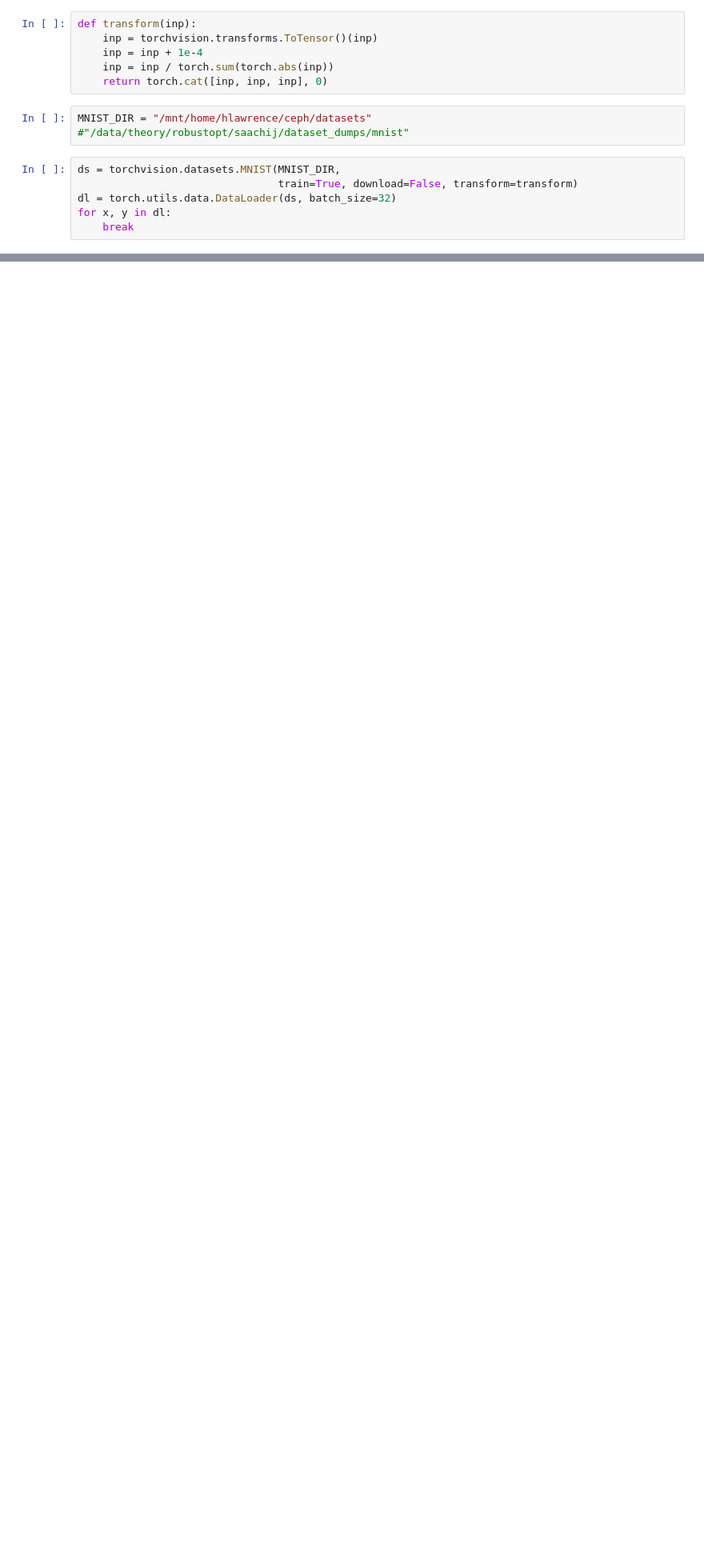
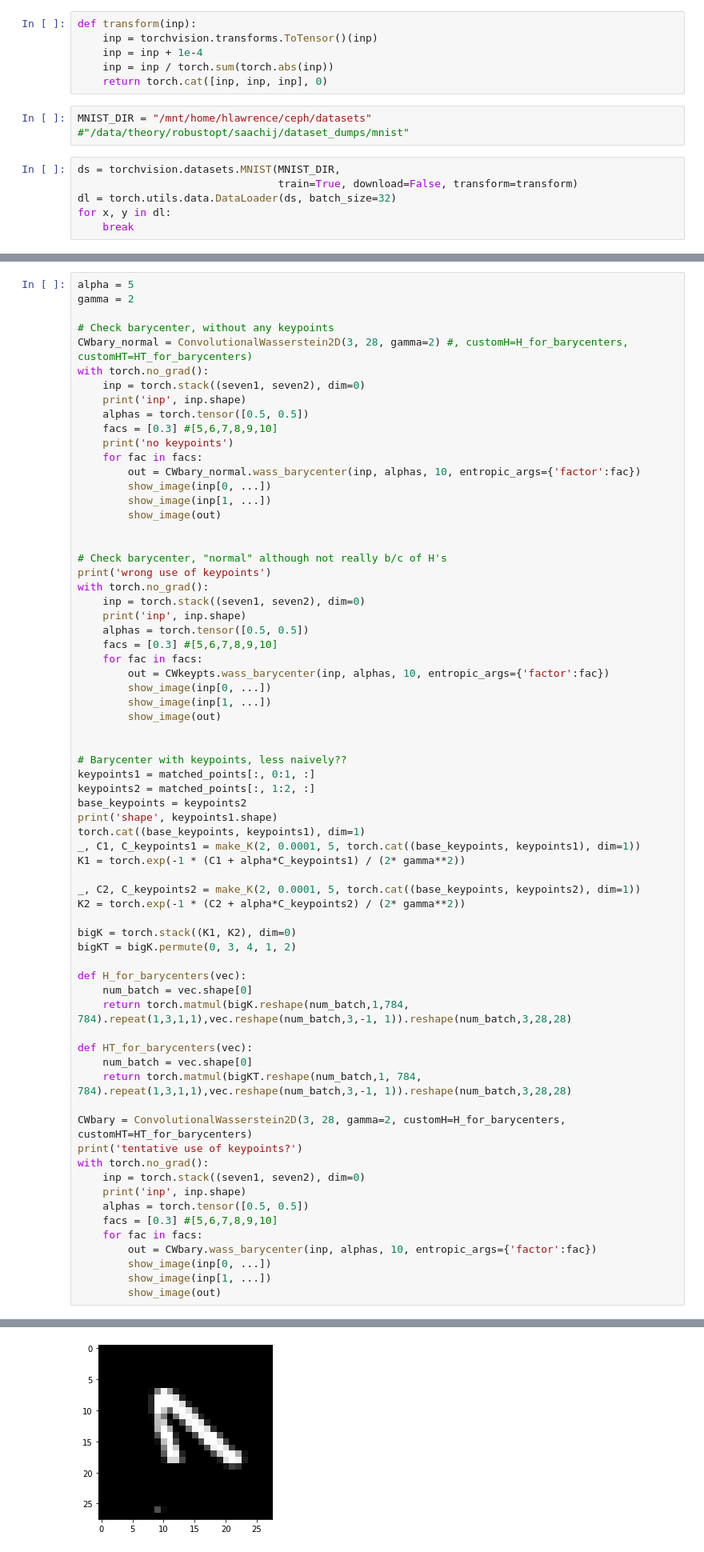
Before and after one commit to scoutsaachi/conv_was, a Jupyter notebook: Conv_was.ipynb, the cells around one changed output, grey strips where cells are left out. Shown at 80% size. Drawn from its saved outputs; the diff is of its cells as text; blank space fills up the shorter version.

Commit message:
keypoints up to date

```diff
--- a/Conv_was.ipynb
+++ b/Conv_was.ipynb
@@ -236,0 +298,69 @@ TypeError: sum() received an invalid combination of arguments - got (), but expe
+# %%
+alpha = 5
+gamma = 2
+
+# Check barycenter, without any keypoints
+CWbary_normal = ConvolutionalWasserstein2D(3, 28, gamma=2) #, customH=H_for_barycenters, customHT=HT_for_barycenters)
+with torch.no_grad():
+    inp = torch.stack((seven1, seven2), dim=0)
+    print('inp', inp.shape)
+    alphas = torch.tensor([0.5, 0.5])
+    facs = [0.3] #[5,6,7,8,9,10]
+    print('no keypoints')
+    for fac in facs:
+        out = CWbary_normal.wass_barycenter(inp, alphas, 10, entropic_args={'factor':fac})
+        show_image(inp[0, ...])
+        show_image(inp[1, ...])
+        show_image(out)
+
+
+# Check barycenter, "normal" although not really b/c of H's
+print('wrong use of keypoints')
+with torch.no_grad():
+    inp = torch.stack((seven1, seven2), dim=0)
+    print('inp', inp.shape)
+    alphas = torch.tensor([0.5, 0.5])
+    facs = [0.3] #[5,6,7,8,9,10]
+    for fac in facs:
+        out = CWkeypts.wass_barycenter(inp, alphas, 10, entropic_args={'factor':fac})
+        show_image(inp[0, ...])
+        show_image(inp[1, ...])
+        show_image(out)
+
+
+# Barycenter with keypoints, less naively??
+keypoints1 = matched_points[:, 0:1, :]
+keypoints2 = matched_points[:, 1:2, :]
+base_keypoints = keypoints2
+print('shape', keypoints1.shape)
+torch.cat((base_keypoints, keypoints1), dim=1)
+_, C1, C_keypoints1 = make_K(2, 0.0001, 5, torch.cat((base_keypoints, keypoints1), dim=1))
+K1 = torch.exp(-1 * (C1 + alpha*C_keypoints1) / (2* gamma**2))
+
+_, C2, C_keypoints2 = make_K(2, 0.0001, 5, torch.cat((base_keypoints, keypoints2), dim=1))
+K2 = torch.exp(-1 * (C2 + alpha*C_keypoints2) / (2* gamma**2))
+
+bigK = torch.stack((K1, K2), dim=0)
+bigKT = bigK.permute(0, 3, 4, 1, 2)
+
+def H_for_barycenters(vec):
+    num_batch = vec.shape[0]
+    return torch.matmul(bigK.reshape(num_batch,1,784, 784).repeat(1,3,1,1),vec.reshape(num_batch,3,-1, 1)).reshape(num_batch,3,28,28)
+
+def HT_for_barycenters(vec):
+    num_batch = vec.shape[0]
+    return torch.matmul(bigKT.reshape(num_batch,1, 784, 784).repeat(1,3,1,1),vec.reshape(num_batch,3,-1, 1)).reshape(num_batch,3,28,28)
+
+CWbary = ConvolutionalWasserstein2D(3, 28, gamma=2, customH=H_for_barycenters, customHT=HT_for_barycenters)
+print('tentative use of keypoints?')
+with torch.no_grad():
+    inp = torch.stack((seven1, seven2), dim=0)
+    print('inp', inp.shape)
+    alphas = torch.tensor([0.5, 0.5])
+    facs = [0.3] #[5,6,7,8,9,10]
+    for fac in facs:
+        out = CWbary.wass_barycenter(inp, alphas, 10, entropic_args={'factor':fac})
+        show_image(inp[0, ...])
+        show_image(inp[1, ...])
+        show_image(out)
+# %% [output]
@@ -236,0 +370 @@ TypeError: sum() received an invalid combination of arguments - got (), but expe
+[figure, added]
```
Also changed, not shown: parts of 12 cells of this notebook, 1 other file.
